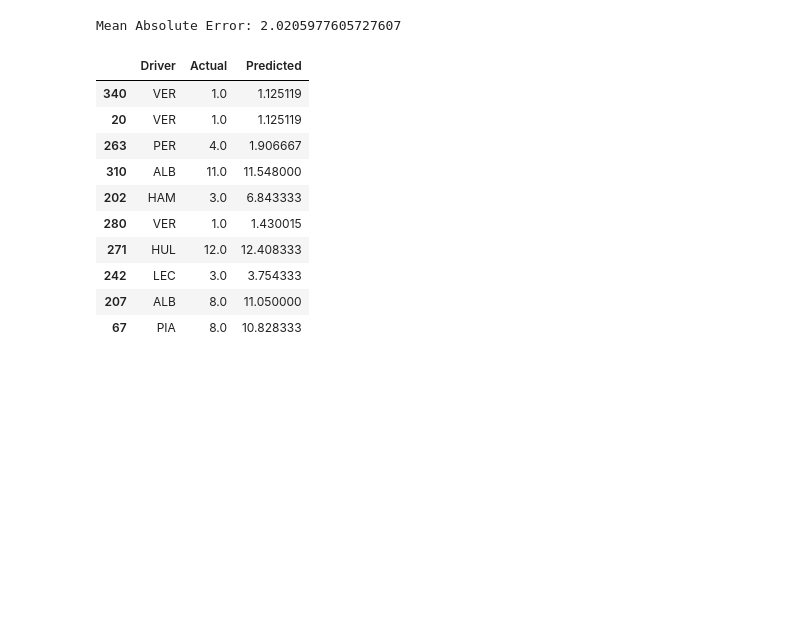
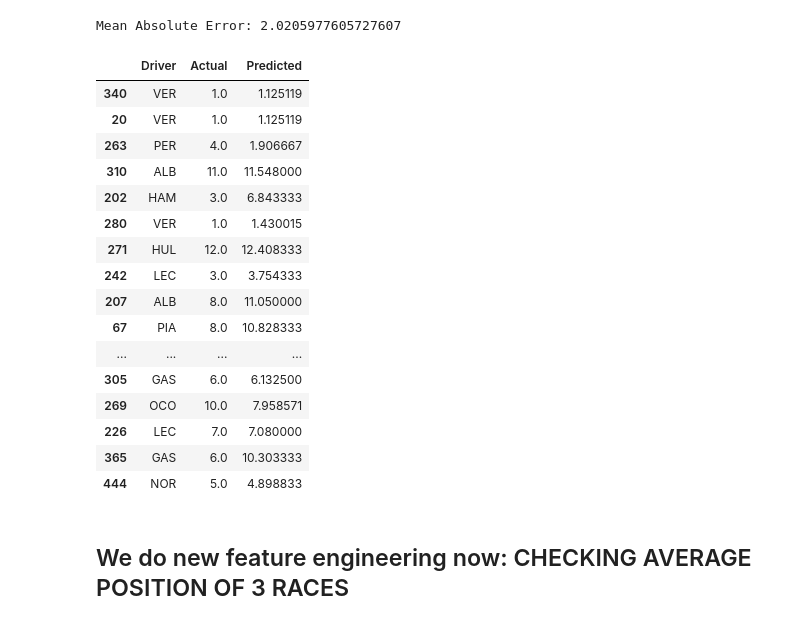
Before and after one commit to pyyroo-a/Formula-1-Fantasy-Predictor, a Jupyter notebook: notebooks/01-data-exploration.ipynb, the cells around one changed output. Cells and saved outputs as stored; diff of their text form; code cells hidden in the pictures; blank space fills up the shorter version.

```diff
--- a/notebooks/01-data-exploration.ipynb
+++ b/notebooks/01-data-exploration.ipynb
@@ -519,19 +519,27 @@ Mean Absolute Error: 2.0205977605727607
 # %%
 compare = pd.DataFrame({
     "Driver": multi_race_df.loc[X_test.index, "Abbreviation"],
     "Actual": y_test,
     "Predicted": predictions
     })
-compare.head(10)
+compare.head(20)
 # %% [output]
 |  | Driver | Actual | Predicted |
 | 340 | VER | 1.0 | 1.125119 |
 | 20 | VER | 1.0 | 1.125119 |
 | 263 | PER | 4.0 | 1.906667 |
 | 310 | ALB | 11.0 | 11.548000 |
 | 202 | HAM | 3.0 | 6.843333 |
 | 280 | VER | 1.0 | 1.430015 |
 | 271 | HUL | 12.0 | 12.408333 |
 | 242 | LEC | 3.0 | 3.754333 |
 | 207 | ALB | 8.0 | 11.050000 |
 | 67 | PIA | 8.0 | 10.828333 |
+| ... | ... | ... | ... |
+| 305 | GAS | 6.0 | 6.132500 |
+| 269 | OCO | 10.0 | 7.958571 |
+| 226 | LEC | 7.0 | 7.080000 |
+| 365 | GAS | 6.0 | 10.303333 |
+| 444 | NOR | 5.0 | 4.898833 |
+# %% [markdown]
+## We do new feature engineering now: CHECKING AVERAGE POSITION OF 3 RACES
```
Also changed, not shown: parts of 9 cells of this notebook.
